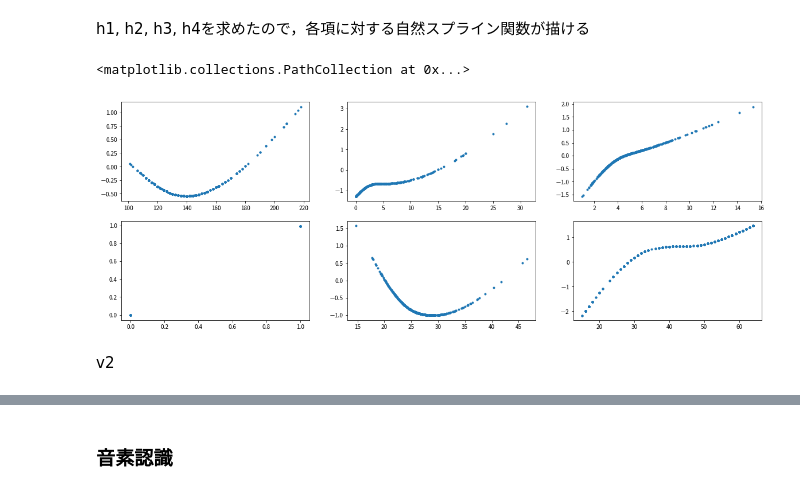
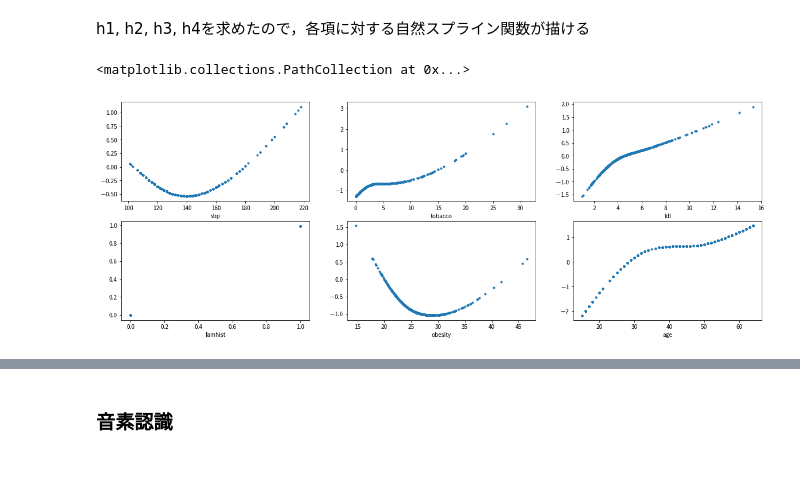
Before and after one commit to sorashido/esl-learn, a Jupyter notebook: chapter5.ipynb, the cells around one changed output, grey strips where cells are left out. Cells and saved outputs as stored; diff of their text form; code cells hidden in the pictures.

```diff
--- a/chapter5.ipynb
+++ b/chapter5.ipynb
@@ -244,0 +207,11 @@ cr(age, df=4)[3]         1.4701        nan        nan        nan         nan
+# %%
+# model = ['cc(sbp, df=4)', 'cc(tobacco, df=4)', 'cc(ldl, df=4)', 'C(famhist)', 'cc(obesity, df=4)', 'cc(age, df=4)']
+model = ['cr(sbp, df=4)', 'cr(tobacco, df=4)', 'cr(ldl, df=4)', 'C(famhist)', 'cr(obesity, df=4)', 'cr(age, df=4)']
+# model = ['bs(sbp, df=4)', 'bs(tobacco, df=4)', 'bs(ldl, df=4)', 'C(famhist)', 'bs(obesity, df=4)', 'bs(age, df=4)']
+
+y, X = patsy.dmatrices('chd ~ '+model[0]+'+'+model[1]+'+'+model[2]+'+'+model[3]+'+'+model[4]+'+'+model[5], df_saheart, return_type = 'dataframe')
+results = sm.GLM(y, X, family=sm.families.Binomial()).fit()
+# results = sm.Logit(y, X, family=sm.families.Binomial()).fit()
+# results = sm.GLS(y, X, family=sm.families.Binomial()).fit()
+
+results.summary()
@@ -247,43 +246,52 @@ h1, h2, h3, h4を求めたので，各項に対する自然スプライン関数
 # %%
 fig51 = plt.figure(51, figsize=(20, 7))
 
 ax1 = fig51.add_subplot(2, 3, 1)
-obe = patsy.dmatrix("cr(sbp, df=4)", df_saheart, return_type = 'dataframe')
+obe = patsy.dmatrix(model[0], df_saheart, return_type = 'dataframe')
 obe = obe.drop(columns=['Intercept'])
-theta = [0.0522, -0.4950, -0.3729, 1.1008]
+theta = [results.params[model[0]+'[0]'], results.params[model[0]+'[1]'],
+         results.params[model[0]+'[2]'], results.params[model[0]+'[3]']]
+plt.xlabel('sbp')
 plt.scatter(df_saheart['sbp'], obe.as_matrix() @ theta, marker=".")
 
 ax2 = fig51.add_subplot(2, 3, 2)
-obe = patsy.dmatrix("cr(tobacco, df=4)", df_saheart, return_type = 'dataframe')
+obe = patsy.dmatrix(model[1], df_saheart, return_type = 'dataframe')
 obe = obe.drop(columns=['Intercept'])
-theta = [-1.2931, -0.8552, -0.6680, 3.1015]
+theta = [results.params[model[1]+'[0]'], results.params[model[1]+'[1]'],
+         results.params[model[1]+'[2]'], results.params[model[1]+'[3]']]
+plt.xlabel('tobacco')
 plt.scatter(df_saheart['tobacco'], obe.as_matrix() @ theta, marker=".")
 
 ax3 = fig51.add_subplot(2, 3, 3)
-obe = patsy.dmatrix("cr(ldl, df=4)", df_saheart, return_type = 'dataframe')
+obe = patsy.dmatrix(model[2], df_saheart, return_type = 'dataframe')
 obe = obe.drop(columns=['Intercept'])
-theta = [-1.5733, -0.1830, 0.1451, 1.8964]
+theta = [results.params[model[2]+'[0]'], results.params[model[2]+'[1]'],
+         results.params[model[2]+'[2]'], results.params[model[2]+'[3]']]
+plt.xlabel('ldl')
 plt.scatter(df_saheart['ldl'], obe.as_matrix() @ theta, marker=".")
 
 ax4 = fig51.add_subplot(2, 3, 4)
-obe = patsy.dmatrix("C(famhist)", df_saheart, return_type = 'dataframe')
+obe = patsy.dmatrix(model[3], df_saheart, return_type = 'dataframe')
 obe = obe.drop(columns=['Intercept'])
-theta = [0.9908]
+theta = [results.params[model[3]+'[T.1]']]
+plt.xlabel('famhist')
 plt.scatter(df_saheart['famhist'], obe.as_matrix() @ theta, marker=".")
 
 ax5 = fig51.add_subplot(2, 3, 5)
-obe = patsy.dmatrix("cr(obesity, df=4)", df_saheart, return_type = 'dataframe')
+obe = patsy.dmatrix(model[4], df_saheart, return_type = 'dataframe')
 obe = obe.drop(columns=['Intercept'])
-theta = [1.5761, -0.7544, -0.9913, 0.6166]
+theta = [results.params[model[4]+'[0]'], results.params[model[4]+'[1]'],
+         results.params[model[4]+'[2]'], results.params[model[4]+'[3]']]
+plt.xlabel('obesity')
 plt.scatter(df_saheart['obesity'], obe.as_matrix() @ theta, marker=".")
 
 ax6 = fig51.add_subplot(2, 3, 6)
-obe = patsy.dmatrix("cr(age, df=4)", df_saheart, return_type = 'dataframe')
+obe = patsy.dmatrix(model[5], df_saheart, return_type = 'dataframe')
 obe = obe.drop(columns=['Intercept'])
-theta = [-2.1737, 0.3453, 0.6637, 1.4701]
+theta = [results.params[model[5]+'[0]'], results.params[model[5]+'[1]'],
+         results.params[model[5]+'[2]'], results.params[model[5]+'[3]']]
+plt.xlabel('age')
 plt.scatter(df_saheart['age'], obe.as_matrix() @ theta, marker=".")
 # %% [output]
 <matplotlib.collections.PathCollection at 0x...>
-[figure, old version]
+[figure, new version]
-# %% [markdown]
-v2
```
Also changed, not shown: parts of 10 cells of this notebook.
